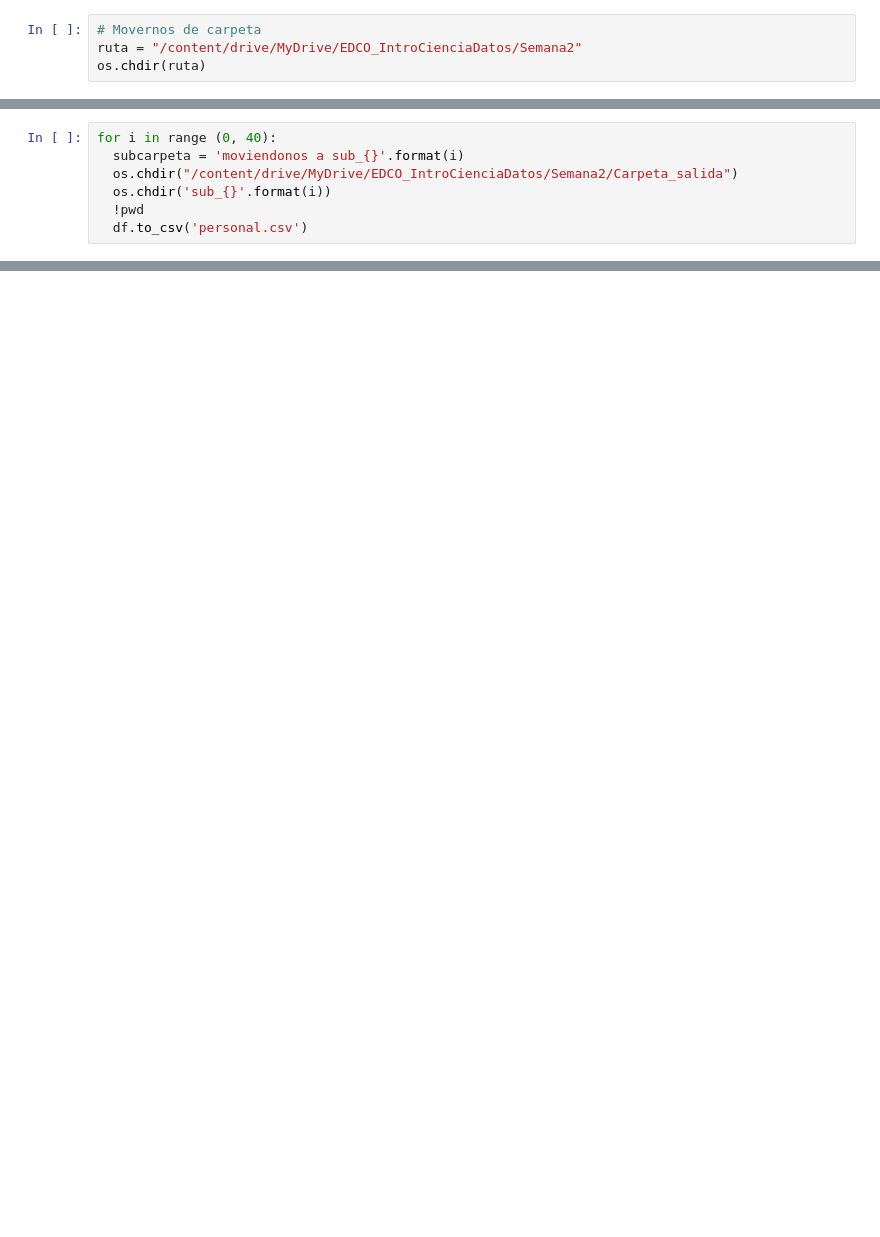
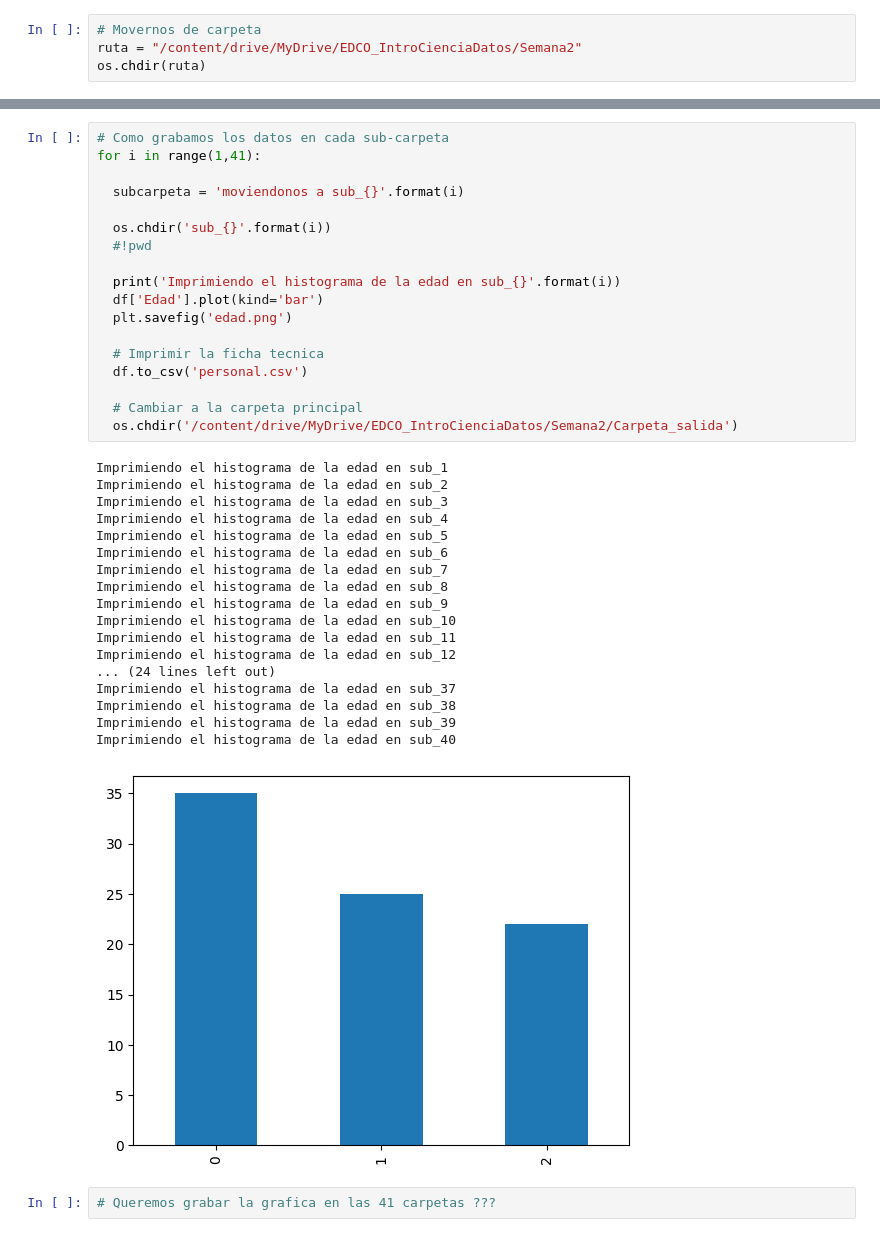
Before and after one commit to dmhenaopa/EDCO, a Jupyter notebook: Semana2/Sesion3.ipynb, the cells around one changed output, grey strips where cells are left out. Saved outputs shown, nothing was run; the diff lists cells and outputs as text; blank space fills up the shorter version.

```diff
--- a/Semana2/Sesion3.ipynb
+++ b/Semana2/Sesion3.ipynb
@@ -232,7 +132,0 @@ df.to_csv('personal.csv') # Esto solo guarda uno en un lugar especifico
-# %%
-for i in range (0, 40):
-  subcarpeta = 'moviendonos a sub_{}'.format(i)
-  os.chdir("/content/drive/MyDrive/EDCO_IntroCienciaDatos/Semana2/Carpeta_salida")
-  os.chdir('sub_{}'.format(i))
-  !pwd
-  df.to_csv('personal.csv')
@@ -258,0 +325,39 @@ for i in range (0, 40):
+# %%
+# Como grabamos los datos en cada sub-carpeta
+for i in range(1,41):
+
+  subcarpeta = 'moviendonos a sub_{}'.format(i)
+
+  os.chdir('sub_{}'.format(i))
+  #!pwd
+
+  print('Imprimiendo el histograma de la edad en sub_{}'.format(i))
+  df['Edad'].plot(kind='bar')
+  plt.savefig('edad.png')
+
+  # Imprimir la ficha tecnica
+  df.to_csv('personal.csv')
+
+  # Cambiar a la carpeta principal
+  os.chdir('/content/drive/MyDrive/EDCO_IntroCienciaDatos/Semana2/Carpeta_salida')
+# %% [output]
+Imprimiendo el histograma de la edad en sub_1
+Imprimiendo el histograma de la edad en sub_2
+Imprimiendo el histograma de la edad en sub_3
+Imprimiendo el histograma de la edad en sub_4
+Imprimiendo el histograma de la edad en sub_5
+Imprimiendo el histograma de la edad en sub_6
+Imprimiendo el histograma de la edad en sub_7
+Imprimiendo el histograma de la edad en sub_8
+Imprimiendo el histograma de la edad en sub_9
+Imprimiendo el histograma de la edad en sub_10
+Imprimiendo el histograma de la edad en sub_11
+Imprimiendo el histograma de la edad en sub_12
+... (24 lines left out)
+Imprimiendo el histograma de la edad en sub_37
+Imprimiendo el histograma de la edad en sub_38
+Imprimiendo el histograma de la edad en sub_39
+Imprimiendo el histograma de la edad en sub_40
+[figure, added]
+# %%
+# Queremos grabar la grafica en las 41 carpetas ???
```
Also changed, not shown: parts of 62 cells of this notebook.
